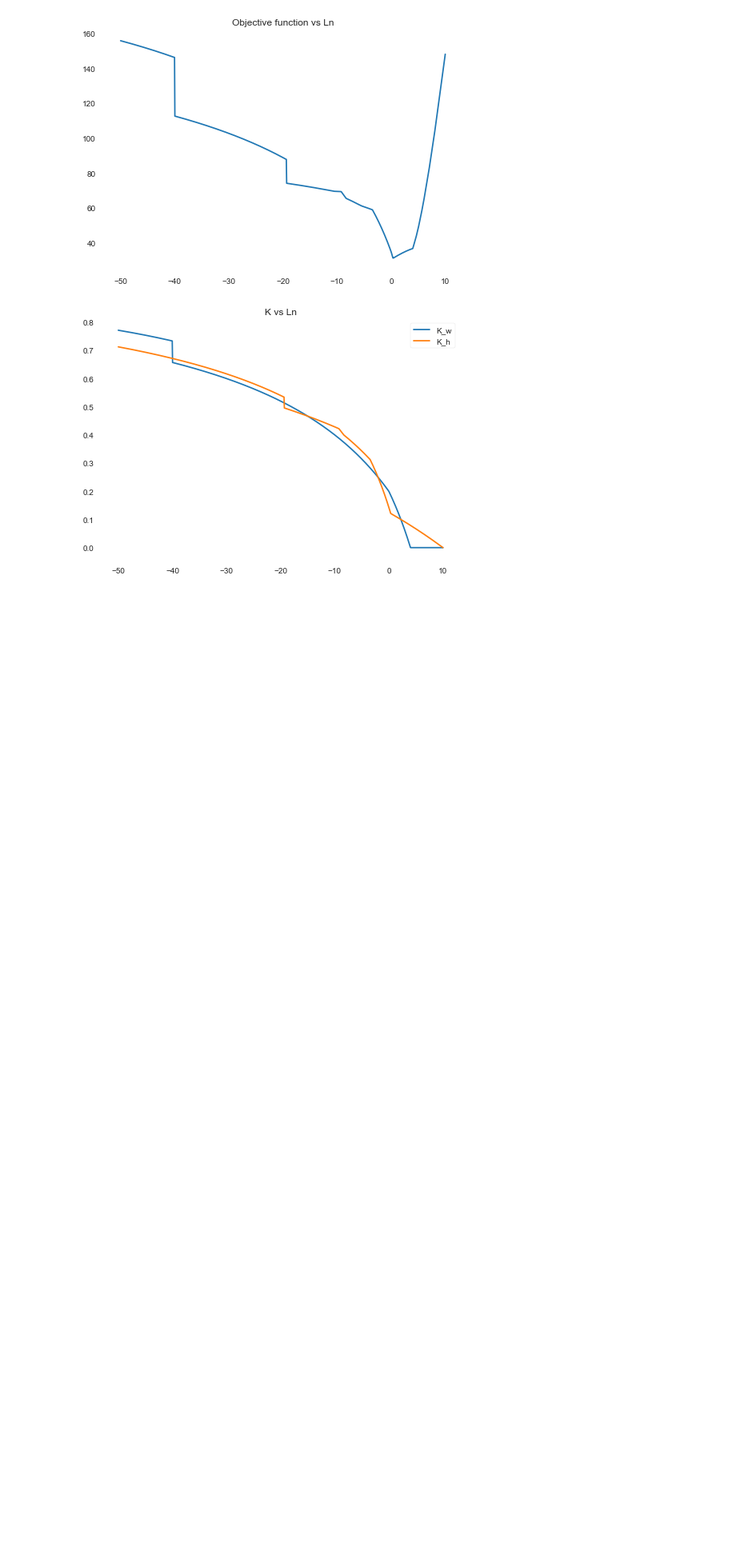
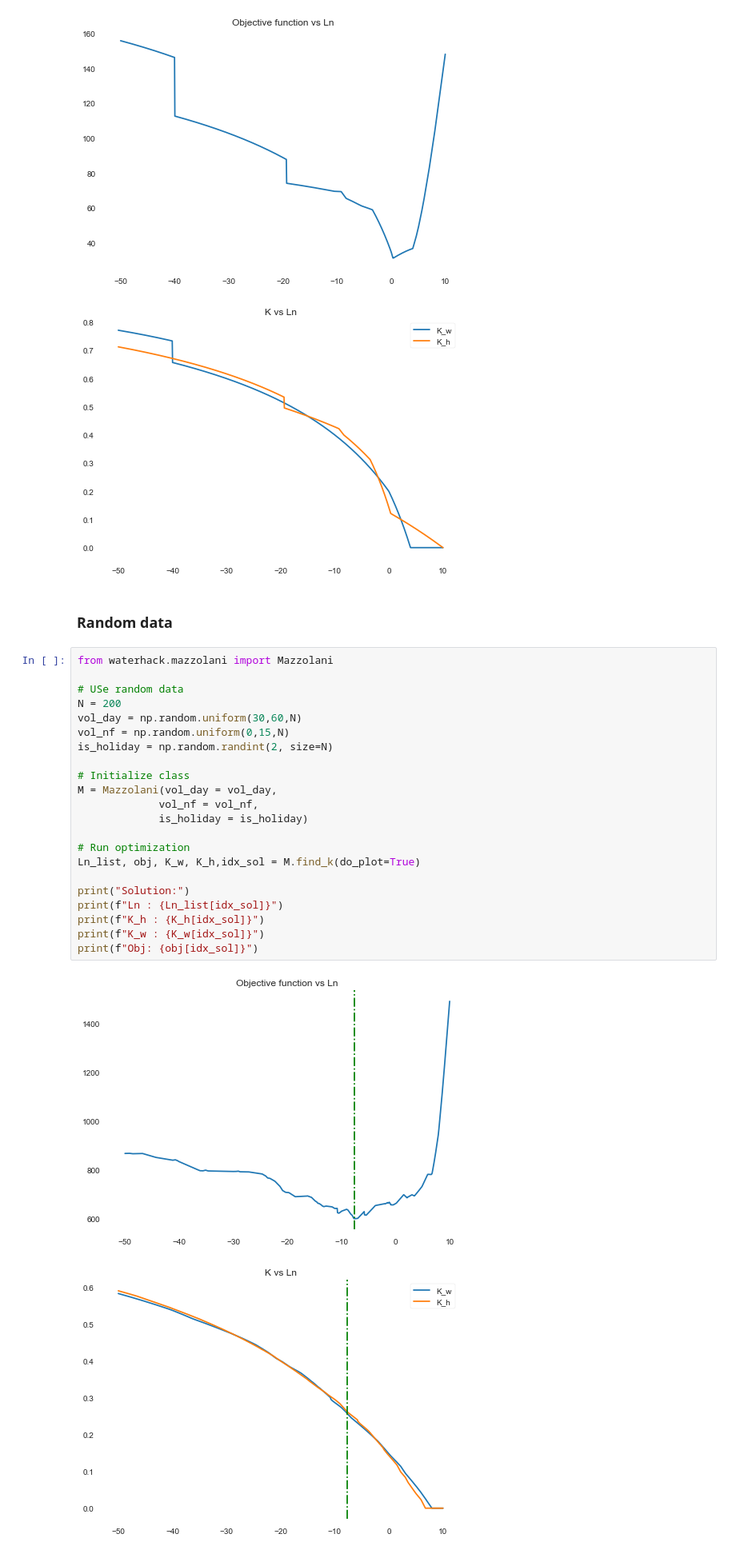
Before and after one commit to StorWater/StorWater_POC, a Jupyter notebook: notebooks/07-jsg-Mazzolani.ipynb, the cells around one changed output. Shown at 80% size. Saved outputs shown, nothing was run; the diff lists cells and outputs as text; blank space fills up the shorter version.

```diff
--- a/notebooks/07-jsg-Mazzolani.ipynb
+++ b/notebooks/07-jsg-Mazzolani.ipynb
@@ -373,3 +373,30 @@ Ln_list, obj, K_w, K_h = M.find_k(do_plot=True)
 # %% [output]
 [figure]
 [figure]
+# %% [markdown]
+### Random data
+# %%
+from waterhack.mazzolani import Mazzolani
+
+# USe random data
+N = 200
+vol_day = np.random.uniform(30,60,N)
+vol_nf = np.random.uniform(0,15,N)
+is_holiday = np.random.randint(2, size=N)
+
+# Initialize class
+M = Mazzolani(vol_day = vol_day,
+             vol_nf = vol_nf,
+             is_holiday = is_holiday)
+
+# Run optimization
+Ln_list, obj, K_w, K_h,idx_sol = M.find_k(do_plot=True)
+
+print("Solution:")
+print(f"Ln : {Ln_list[idx_sol]}")
+print(f"K_h : {K_h[idx_sol]}")
+print(f"K_w : {K_w[idx_sol]}")
+print(f"Obj: {obj[idx_sol]}")
+# %% [output]
+[figure, added]
+[figure, added]
```
Also changed, not shown: parts of 1 cell of this notebook, 1 other file.
